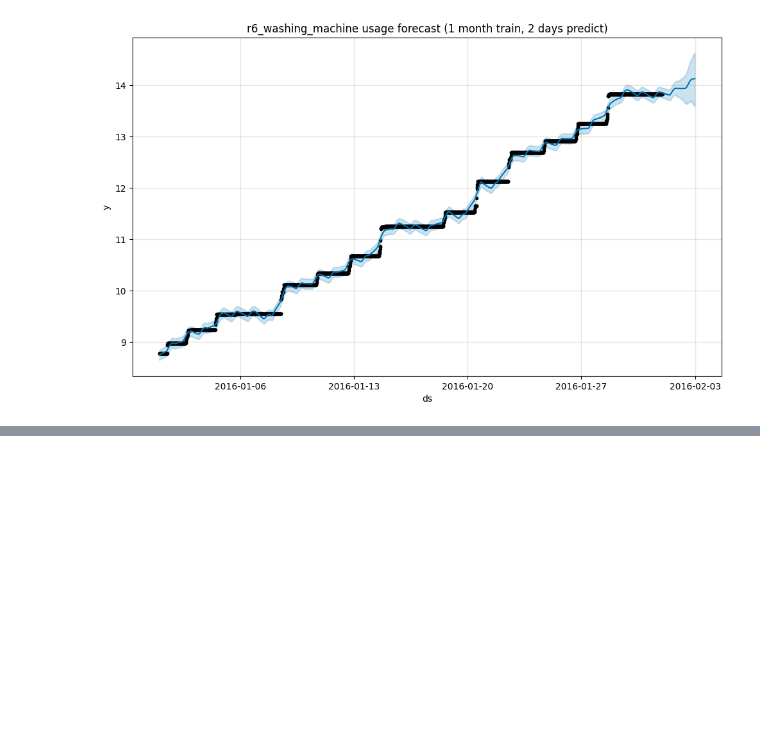
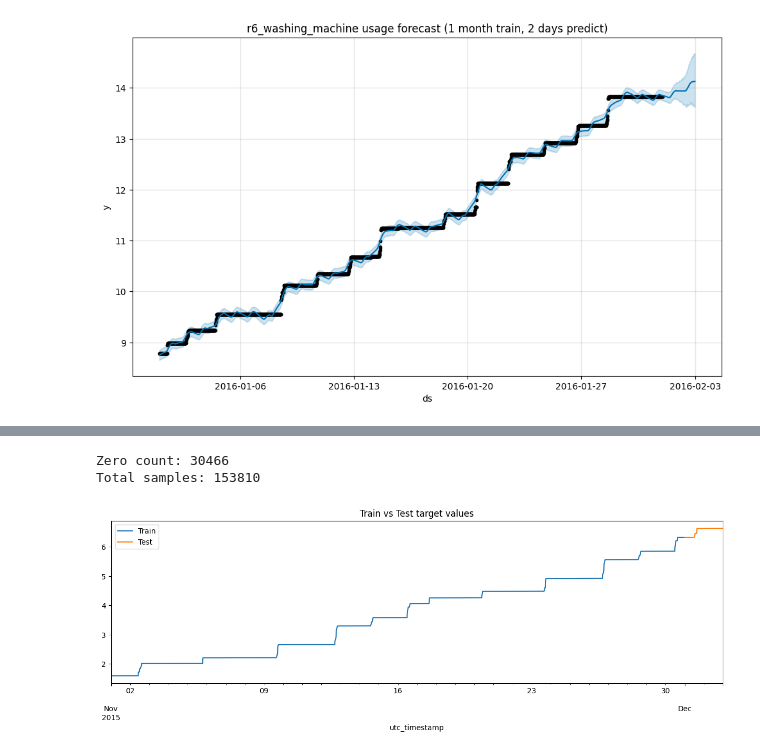
Before and after one commit to roushansr/Energy_Management, a Jupyter notebook: Codebook.ipynb, the cells around one changed output, grey strips where cells are left out. Drawn from its saved outputs; the diff is of its cells as text; code cells hidden in the pictures; blank space fills up the shorter version.

```diff
--- a/Codebook.ipynb
+++ b/Codebook.ipynb
@@ -311,0 +413,14 @@ model.plot_components(forecast)
+# %%
+print("Zero count:", (df_model['y'] == 0).sum())
+print("Total samples:", len(df_model))
+# %% [output]
+Zero count: 30466
+Total samples: 153810
+# %%
+train['y'].plot(label="Train", figsize=(15,4))
+test['y'].plot(label="Test")
+plt.legend()
+plt.title("Train vs Test target values")
+plt.show()
+# %% [output]
+[figure, added]
```
Also changed, not shown: parts of 21 cells of this notebook.
